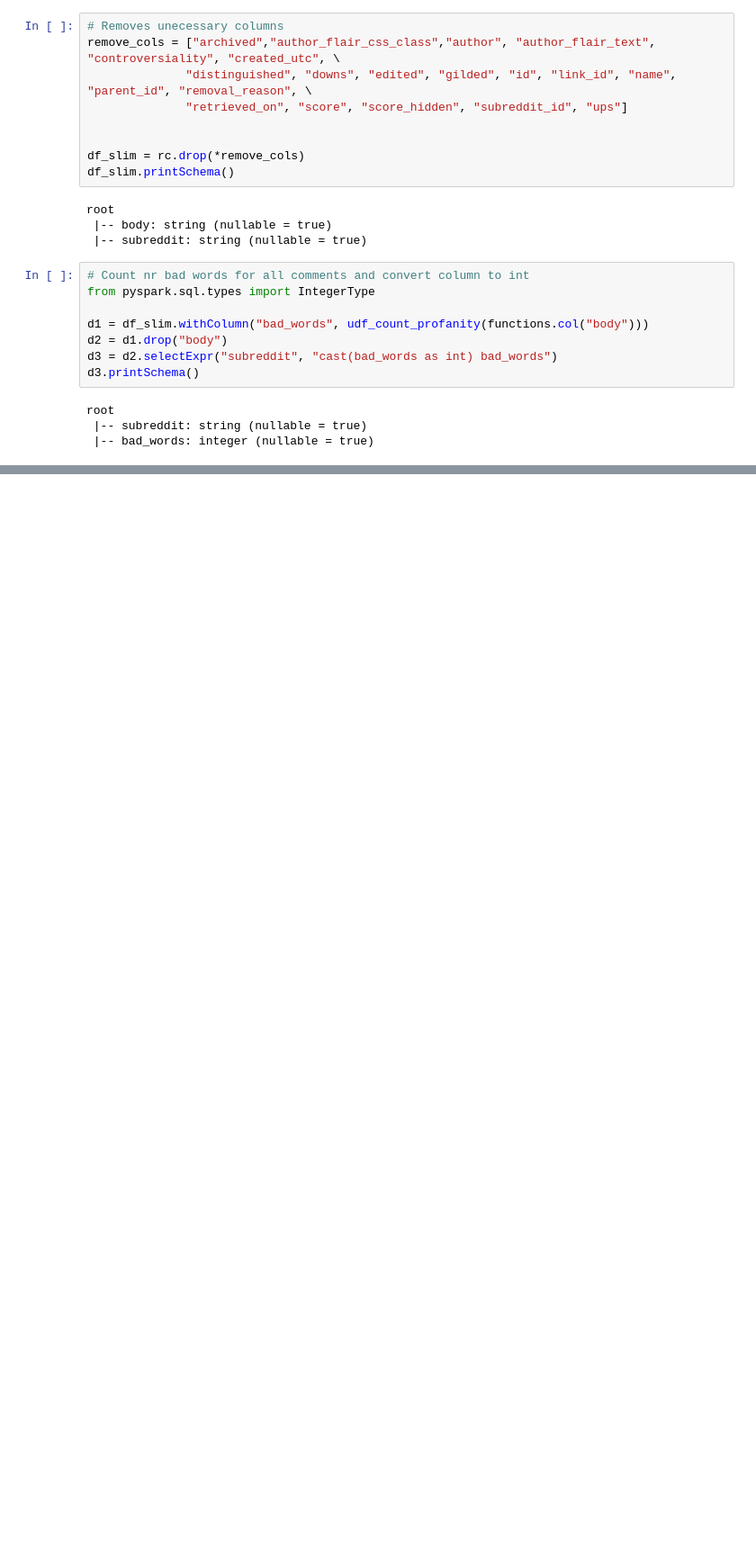
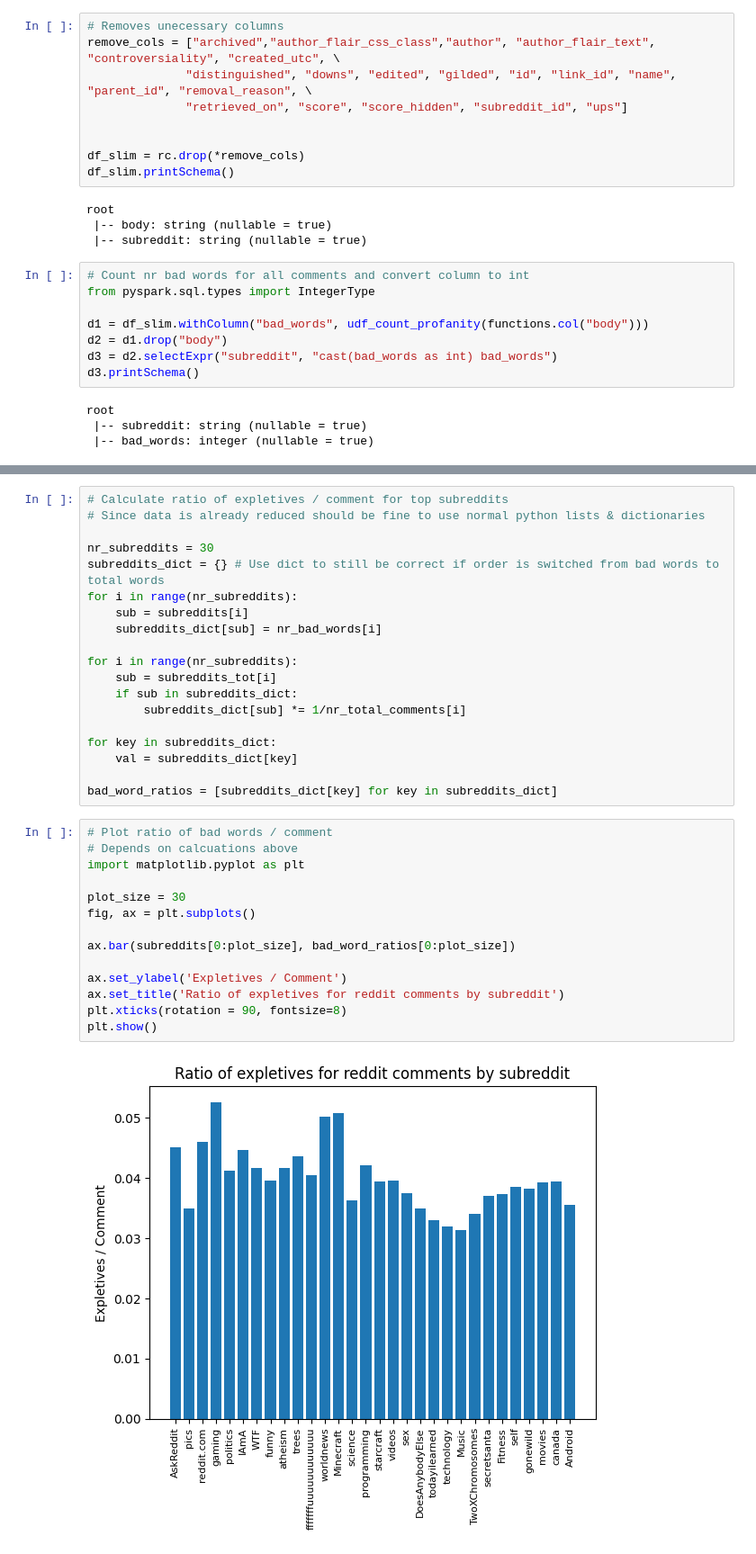
Before and after one commit to johanneslil/DE_Group3, a Jupyter notebook: reddit.ipynb, the cells around one changed output, grey strips where cells are left out. Shown: that part at 90% size. Saved outputs shown, nothing was run; the diff lists cells and outputs as text; blank space fills up the shorter version.

```diff
--- a/reddit.ipynb
+++ b/reddit.ipynb
@@ -89,0 +131,35 @@ only showing top 5 rows
+# %%
+# Calculate ratio of expletives / comment for top subreddits
+# Since data is already reduced should be fine to use normal python lists & dictionaries
+
+nr_subreddits = 30
+subreddits_dict = {} # Use dict to still be correct if order is switched from bad words to total words
+for i in range(nr_subreddits):
+    sub = subreddits[i]
+    subreddits_dict[sub] = nr_bad_words[i]
+
+for i in range(nr_subreddits):
+    sub = subreddits_tot[i]
+    if sub in subreddits_dict:
+        subreddits_dict[sub] *= 1/nr_total_comments[i]
+
+for key in subreddits_dict:
+    val = subreddits_dict[key]
+
+bad_word_ratios = [subreddits_dict[key] for key in subreddits_dict]
+# %%
+# Plot ratio of bad words / comment
+# Depends on calcuations above
+import matplotlib.pyplot as plt
+
+plot_size = 30
+fig, ax = plt.subplots()
+
+ax.bar(subreddits[0:plot_size], bad_word_ratios[0:plot_size])
+
+ax.set_ylabel('Expletives / Comment')
+ax.set_title('Ratio of expletives for reddit comments by subreddit')
+plt.xticks(rotation = 90, fontsize=8)
+plt.show()
+# %% [output]
+[figure, added]
```
Also changed, not shown: parts of 4 cells of this notebook.
